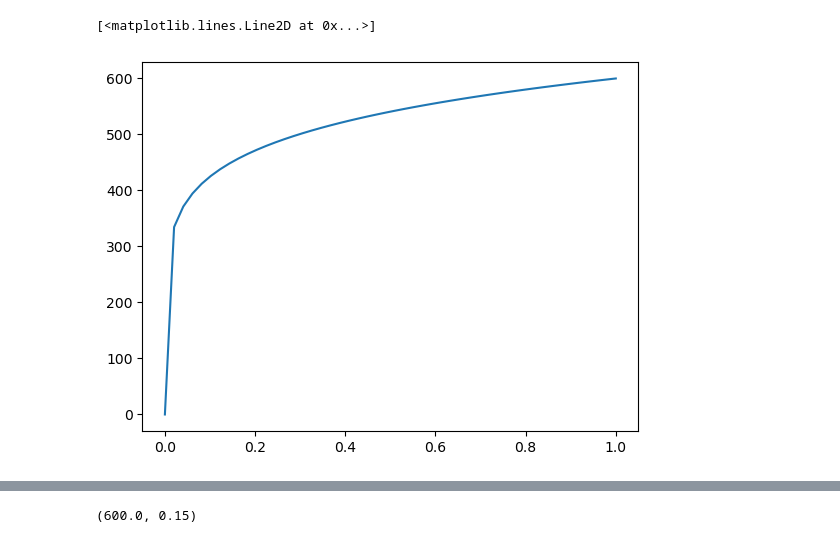
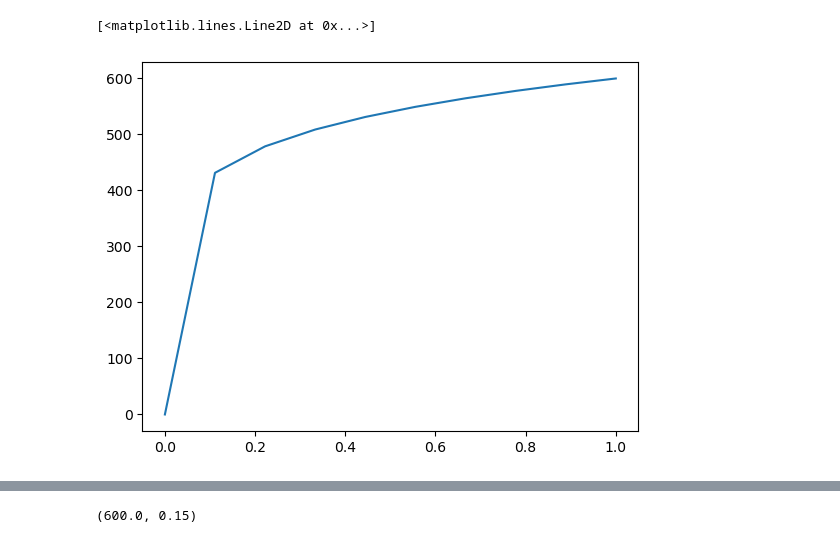
Before and after one commit to quentinchichery/levenberg-marquardt, a Jupyter notebook: levenberg-marquardt.ipynb, the cells around one changed output, grey strips where cells are left out. Drawn from its saved outputs; the diff is of its cells as text; code cells hidden in the pictures.

```diff
--- a/levenberg-marquardt.ipynb
+++ b/levenberg-marquardt.ipynb
@@ -4,19 +4,21 @@ import numpy as np
 import matplotlib.pyplot as plt
 from mpl_toolkits import mplot3d
 from matplotlib import cm
+# %%
+K = 600
+n = 0.15
+nb_points = 10
+x = np.linspace(0, 1, nb_points)
 # %%
 def compute_stress(K, n, x):
     return K * x ** n
 
-K = 600
-n = 0.15
-x = np.linspace(0, 1, 50)
 y = compute_stress(K, n, x)
 
 plt.plot(x, y)
 # %% [output]
 [<matplotlib.lines.Line2D at 0x...>]
-[figure, old version]
+[figure, new version]
 # %%
 def generate_experimental_noisy_points(K, n, x):
     target = K * x ** n
```
Also changed, not shown: parts of 6 cells of this notebook.
